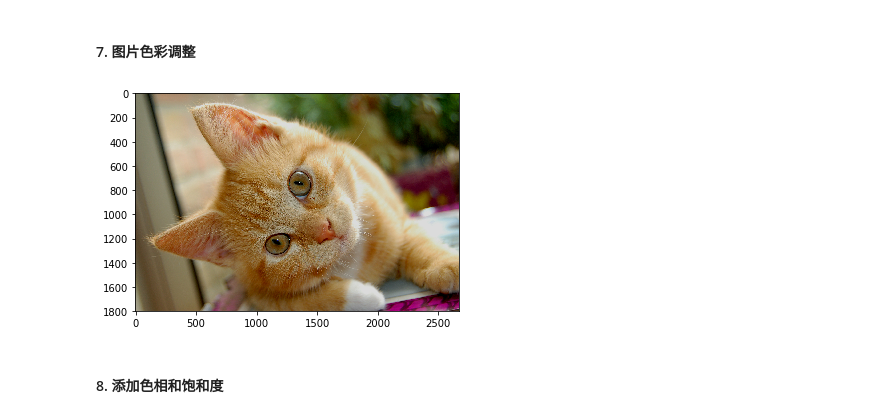
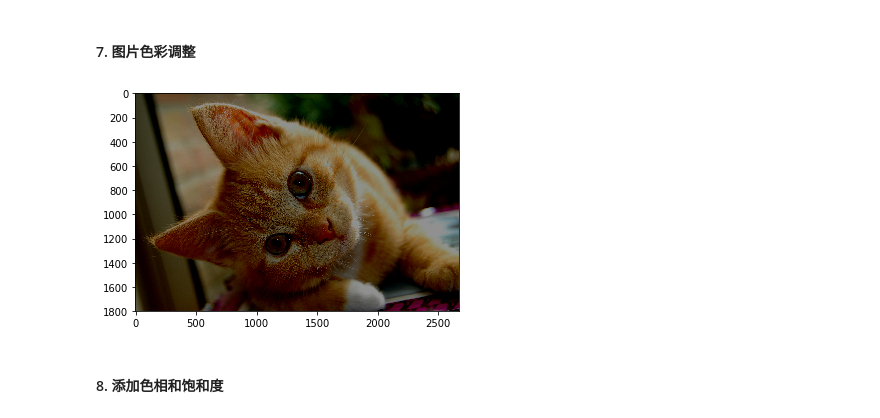
Before and after one commit to caicloud/tensorflow-tutorial, a Jupyter notebook: Deep_Learning_with_TensorFlow/1.4.0/Chapter07/2.1. TensorFlow图像处理函数.ipynb, the cells around one changed output. Saved outputs shown, nothing was run; the diff lists cells and outputs as text; code cells hidden in the pictures.

```diff
--- a/Deep_Learning_with_TensorFlow/1.4.0/Chapter07/2.1. TensorFlow图像处理函数.ipynb
+++ b/Deep_Learning_with_TensorFlow/1.4.0/Chapter07/2.1. TensorFlow图像处理函数.ipynb
@@ -5,15 +5,15 @@ import numpy as np
 # %% [markdown]
 #### 1. 读取图片
 # %%
-image_raw_data = tf.gfile.FastGFile("../../datasets/cat.jpg",'r').read()
+image_raw_data = tf.gfile.FastGFile("../../datasets/cat.jpg",'rb').read()
 
 with tf.Session() as sess:
     img_data = tf.image.decode_jpeg(image_raw_data)
 
     # 输出解码之后的三维矩阵。
-    print img_data.eval()
+    print(img_data.eval())
     img_data.set_shape([1797, 2673, 3])
-    print img_data.get_shape()
+    print(img_data.get_shape())
 # %% [output]
 [[[162 161 140]
   [162 162 138]
@@ -44,12 +44,11 @@ with tf.Session() as sess:
 #### 3. 重新调整图片大小
 # %%
 with tf.Session() as sess:
-    resized = tf.image.resize_images(img_data, [300, 300], method=0)
+    # 如果直接以0-255范围的整数数据输入resize_images，那么输出将是0-255之间的实数，
+    # 不利于后续处理。本书建议在调整图片大小前，先将图片转为0-1范围的实数。
+    image_float = tf.image.convert_image_dtype(img_data, tf.float32)
+    resized = tf.image.resize_images(image_float, [300, 300], method=0)
 
-    # TensorFlow的函数处理图片后存储的数据是float32格式的，需要转换成uint8才能正确打印图片。
-    print "Digital type: ", resized.dtype
-    cat = np.asarray(resized.eval(), dtype='uint8')
-    # tf.image.convert_image_dtype(rgb_image, tf.float32)
-    plt.imshow(cat)
+    plt.imshow(resized.eval())
     plt.show()
 # %% [output]
@@ -101,28 +99,33 @@ with tf.Session() as sess:
 #### 7. 图片色彩调整
 # %%
 with tf.Session() as sess:
+    # 在进行一系列图片调整前，先将图片转换为实数形式，有利于保持计算精度。
+    image_float = tf.image.convert_image_dtype(img_data, tf.float32)
+
     # 将图片的亮度-0.5。
-    #adjusted = tf.image.adjust_brightness(img_data, -0.5)
+    #adjusted = tf.image.adjust_brightness(image_float, -0.5)
 
     # 将图片的亮度-0.5
-    #adjusted = tf.image.adjust_brightness(img_data, 0.5)
+    #adjusted = tf.image.adjust_brightness(image_float, 0.5)
 
     # 在[-max_delta, max_delta)的范围随机调整图片的亮度。
-    adjusted = tf.image.random_brightness(img_data, max_delta=0.5)
+    adjusted = tf.image.random_brightness(image_float, max_delta=0.5)
 
     # 将图片的对比度-5
-    #adjusted = tf.image.adjust_contrast(img_data, -5)
+    #adjusted = tf.image.adjust_contrast(image_float, -5)
 
     # 将图片的对比度+5
-    #adjusted = tf.image.adjust_contrast(img_data, 5)
+    #adjusted = tf.image.adjust_contrast(image_float, 5)
 
     # 在[lower, upper]的范围随机调整图的对比度。
-    #adjusted = tf.image.random_contrast(img_data, lower, upper)
+    #adjusted = tf.image.random_contrast(image_float, lower, upper)
 
+    # 在最终输出前，将实数取值截取到0-1范围内。
+    adjusted = tf.clip_by_value(adjusted, 0.0, 1.0)
     plt.imshow(adjusted.eval())
     plt.show()
 # %% [output]
-[figure, old version]
+[figure, new version]
 # %% [markdown]
 #### 8. 添加色相和饱和度
 # %%
```
Also changed, not shown: parts of 3 cells of this notebook, 5 other files.
